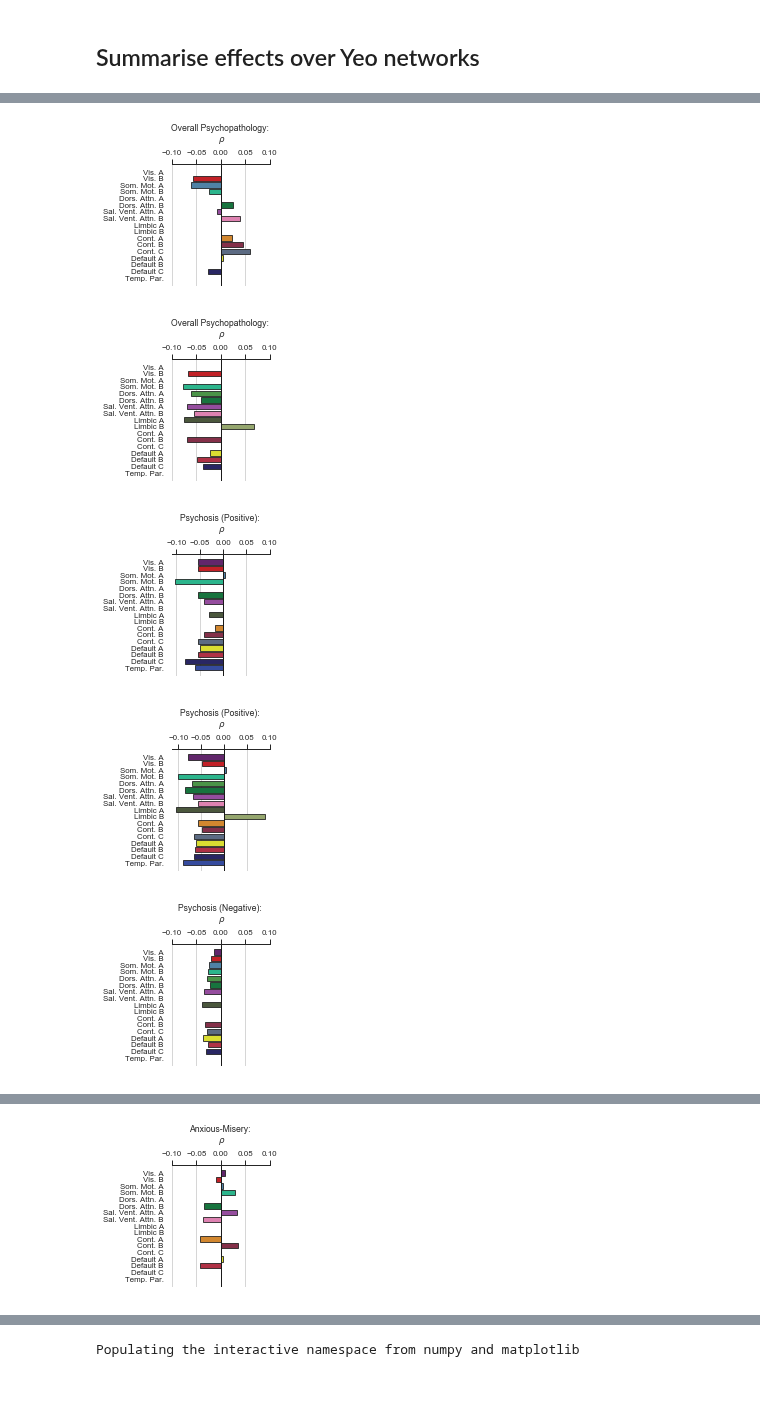
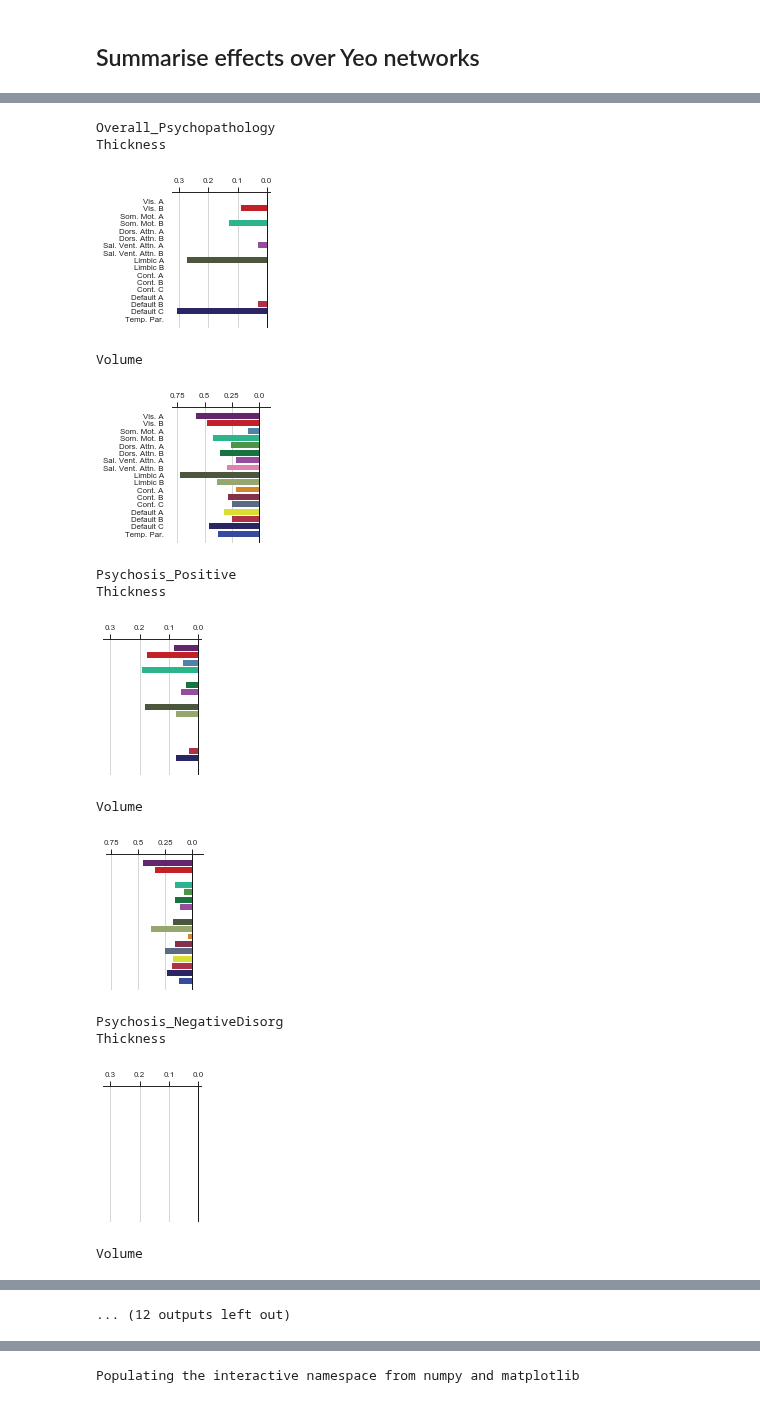
Before and after one commit to lindenmp/normative_neurodev_cs_t1, a Jupyter notebook: code/results_s2_phenos.ipynb, the cells around one changed output, grey strips where cells are left out. Saved outputs shown, nothing was run; the diff lists cells and outputs as text; code cells hidden in the pictures.

Commit message:
Update of results for biol psych submission

```diff
--- a/code/results_s2_phenos.ipynb
+++ b/code/results_s2_phenos.ipynb
@@ -519,0 +159,4 @@ counts_smaller
+# %%
+method = 'spearman'
+# %%
+assign_p = 'permutation'
@@ -519,0 +244,2 @@ counts_smaller
+# %%
+metric = 'vol'
@@ -519,0 +265,11 @@ counts_smaller
+# %%
+sns.set(style='white', context = 'talk', font_scale = 0.8)
+f, ax = plt.subplots()
+f.set_figwidth(3)
+f.set_figheight(3.5)
+
+ax.barh(y = np.arange(len(phenos)), width = vals[idx_perc_sig], color = 'white', edgecolor = 'black', linewidth = 3)
+ax.set_yticks(np.arange(len(phenos)))
+ax.set_yticklabels(phenos_label_ordered)
+ax.set_xlabel('Percentage of significant correlations')
+f.savefig('perce_sig_corrs', dpi = 300, bbox_inches = 'tight', pad_inches = 0)
@@ -526,23 +289,40 @@ Figure 4
 # %%
-for i, pheno in enumerate(phenos):
-    pheno_label = phenos_label[i]
-    for j, metric in enumerate(metrics):
-        metric_label = metrics_label[j]
+if parc_str == 'schaefer' and parc_scale == 400:
+    for i, pheno in enumerate(phenos):
+        print(pheno)
+        pheno_label = phenos_label[i]
+        for j, metric in enumerate(metrics):
+            metric_label = metrics_label[j]
+            print(metric_label)
 
-        # Get coefficients and p-vals for phenotype effects
-        coef = df_pheno_z.loc[pheno].filter(regex = metric, axis = 0)['coef'].values
-        p_vals = df_pheno_z.loc[pheno].filter(regex = metric, axis = 0)['p_perm_fdr'].values # only plot significant coefficients
-        sig = df_pheno_z.loc[pheno].filter(regex = metric, axis = 0)['sig_age_smse'].values
-        p_vals[~sig] = 1
+            # Get coefficients and p-vals for phenotype effects
+            coef = df_pheno_z.loc[pheno].filter(regex = metric, axis = 0)['coef'].values
+            p_vals = np.zeros(coef.shape,)
+            sig = df_pheno_z.loc[pheno].filter(regex = metric, axis = 0)['sig_smse'].values; p_vals[~sig] = 1  # only plot significant coefficients
+            sys_prop = get_sys_prop(coef, p_vals, yeo_idx, alpha = alpha)
 
-        # Summarise phenotype effects over systems
-        # present mean effect in system
-        sys_summary = get_sys_summary(coef, p_vals, yeo_idx, method = 'mean', alpha = alpha, signed = False)
-        f, ax = prop_bar_plot(sys_summary, np.ones(sys_summary.shape), labels = yeo_labels, which_colors = 'yeo17', axlim = 0.1, title_str = pheno_label + ': \n $\\rho$', fig_size = [1.75,2.25])
-        f.savefig('corr_bar_' + pheno + '_' + metric + '_z.svg', dpi = 300, bbox_inches = 'tight', pad_inches = 0)
+            if pheno == 'AnxiousMisery': my_axlim = [-0.01,0.1]
+            elif metric == 'ct': my_axlim = [-0.325,0.01]
+            else: my_axlim = [-0.8,0.1]
+
+            if pheno == 'Overall_Psychopathology' or pheno == 'AnxiousMisery': my_labels = yeo_labels
+            elif metric == 'ct' and pheno == 'Externalizing': my_labels = yeo_labels
+            else: my_labels = ''
+
+            f, ax = prop_bar_plot(sys_prop, np.ones(sys_prop.shape), labels = my_labels, which_colors = 'yeo17', axlim = my_axlim, title_str = '', fig_size = [1.75,2.5])
+            f.savefig('corr_bar_' + pheno + '_' + metric + '_z.svg', dpi = 300, bbox_inches = 'tight', pad_inches = 0)
 # %% [output]
+Overall_Psychopathology
+Thickness
-[figure, old version]
+[figure, new version]
+Volume
-[figure, old version]
+[figure, new version]
+Psychosis_Positive
+Thickness
-[figure, old version]
+[figure, new version]
+Volume
-[figure, old version]
+[figure, new version]
+Psychosis_NegativeDisorg
+Thickness
-[figure, old version]
+[figure, new version]
+Volume
@@ -550 +329,0 @@ for i, pheno in enumerate(phenos):
-[figure, removed]
@@ -555,0 +330 @@ for i, pheno in enumerate(phenos):
+... (12 outputs left out)
```
Also changed, not shown: parts of 94 cells of this notebook, 1 other file.
